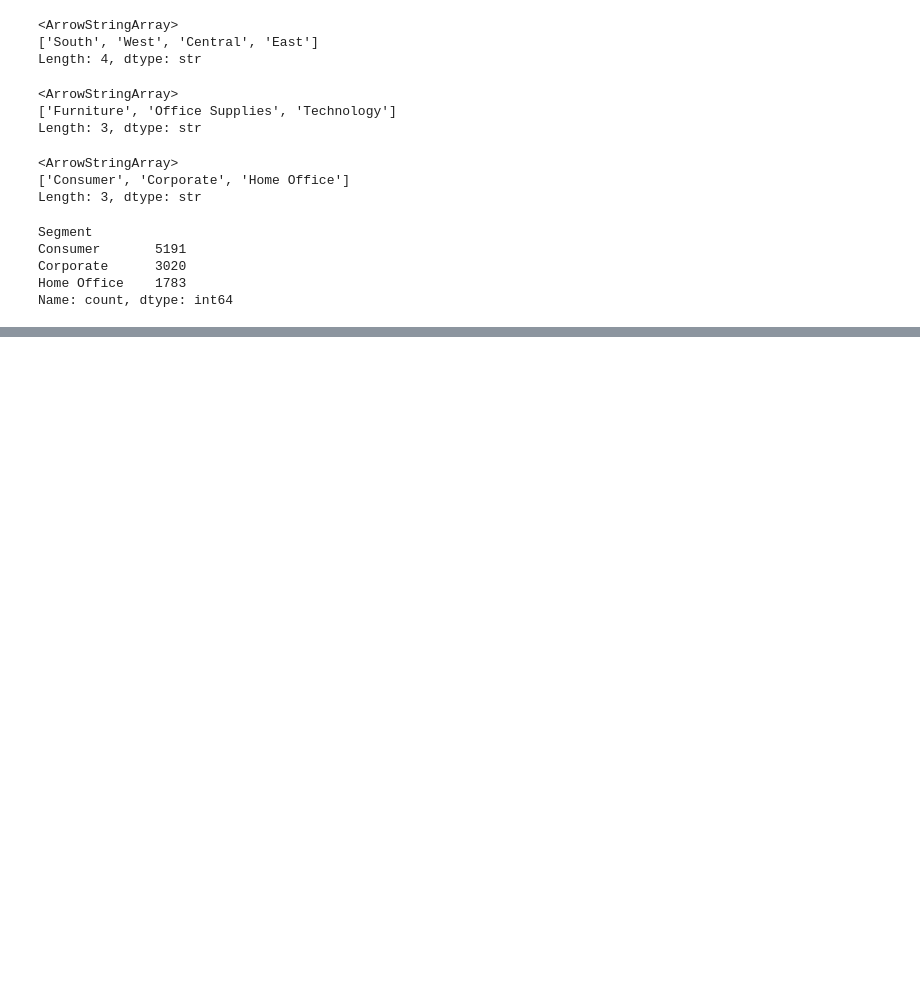
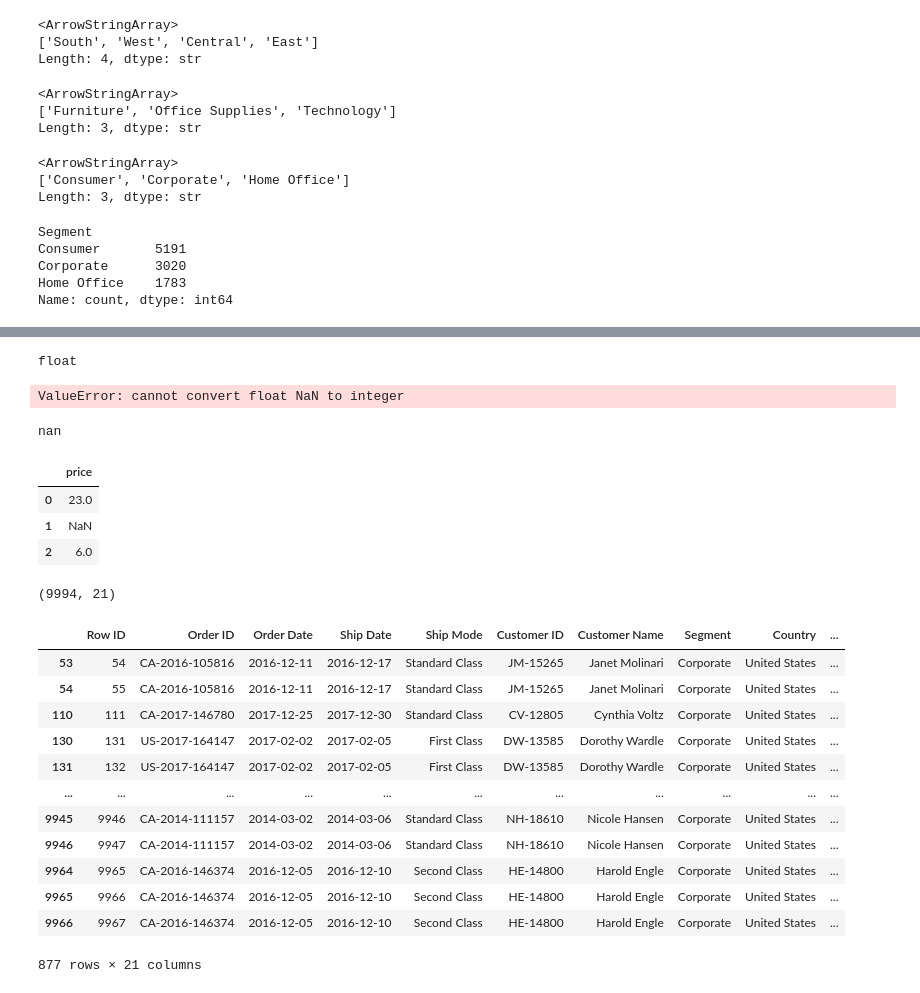
Before and after one commit to grishmamanchekar17-web/Python, a Jupyter notebook: Practice.ipynb, the cells around one changed output, grey strips where cells are left out. Drawn from its saved outputs; the diff is of its cells as text; code cells hidden in the pictures; blank space fills up the shorter version.

```diff
--- a/Practice.ipynb
+++ b/Practice.ipynb
@@ -2005,0 +2012,45 @@ Name: count, dtype: int64
+# %%
+type(np.nan)
+# %% [output]
+float
+# %%
+nan=int(np.nan)  # cannot convert float into integer
+# %% [output]
+ValueError: cannot convert float NaN to integer
+# %%
+x=np.nan
+print(x)
+# %% [output]
+nan
+# %%
+import pandas as pd
+list1=[23,np.nan,6]
+dict1={"price":list1}
+df=pd.DataFrame(dict1)
+df
+# %% [output]
+|  | price |
+| 0 | 23.0 |
+| 1 | NaN |
+| 2 | 6.0 |
+# %%
+df.shape
+# %% [output]
+(9994, 21)
+# %%
+East_Region_Segment_Data=df[(df["Segment"]=="Corporate")&(df["Region"]=="East")]
+East_Region_Segment_Data
+# %% [output]
+|  | Row ID | Order ID | Order Date | Ship Date | Ship Mode | Customer ID | Customer Name | Segment | Country | ... |
+| 53 | 54 | CA-2016-105816 | 2016-12-11 | 2016-12-17 | Standard Class | JM-15265 | Janet Molinari | Corporate | United States | ... |
+| 54 | 55 | CA-2016-105816 | 2016-12-11 | 2016-12-17 | Standard Class | JM-15265 | Janet Molinari | Corporate | United States | ... |
+| 110 | 111 | CA-2017-146780 | 2017-12-25 | 2017-12-30 | Standard Class | CV-12805 | Cynthia Voltz | Corporate | United States | ... |
+| 130 | 131 | US-2017-164147 | 2017-02-02 | 2017-02-05 | First Class | DW-13585 | Dorothy Wardle | Corporate | United States | ... |
+| 131 | 132 | US-2017-164147 | 2017-02-02 | 2017-02-05 | First Class | DW-13585 | Dorothy Wardle | Corporate | United States | ... |
+| ... | ... | ... | ... | ... | ... | ... | ... | ... | ... | ... |
+| 9945 | 9946 | CA-2014-111157 | 2014-03-02 | 2014-03-06 | Standard Class | NH-18610 | Nicole Hansen | Corporate | United States | ... |
+| 9946 | 9947 | CA-2014-111157 | 2014-03-02 | 2014-03-06 | Standard Class | NH-18610 | Nicole Hansen | Corporate | United States | ... |
+| 9964 | 9965 | CA-2016-146374 | 2016-12-05 | 2016-12-10 | Second Class | HE-14800 | Harold Engle | Corporate | United States | ... |
+| 9965 | 9966 | CA-2016-146374 | 2016-12-05 | 2016-12-10 | Second Class | HE-14800 | Harold Engle | Corporate | United States | ... |
+| 9966 | 9967 | CA-2016-146374 | 2016-12-05 | 2016-12-10 | Second Class | HE-14800 | Harold Engle | Corporate | United States | ... |
+877 rows × 21 columns
```
Also changed, not shown: parts of 10 cells of this notebook.
